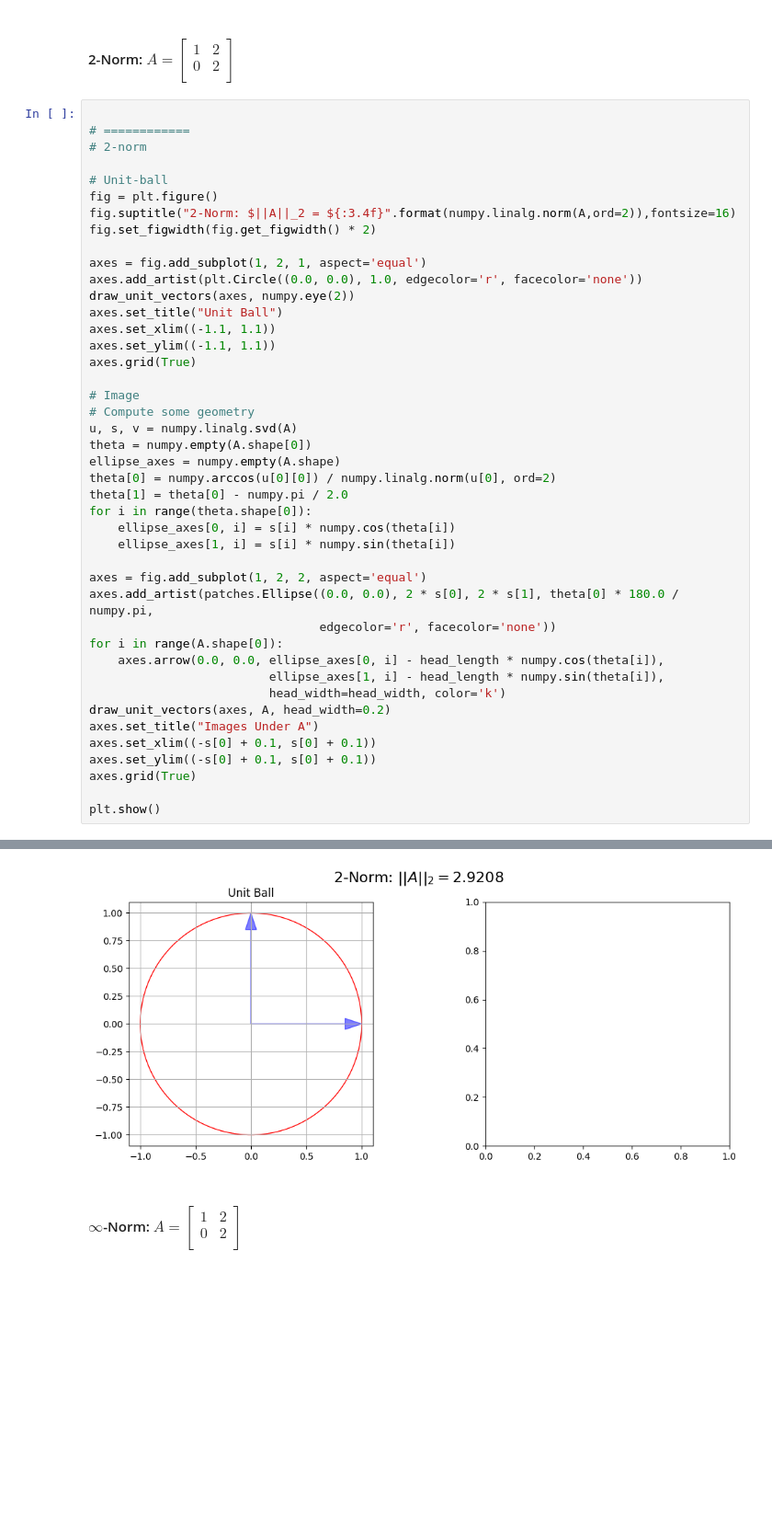
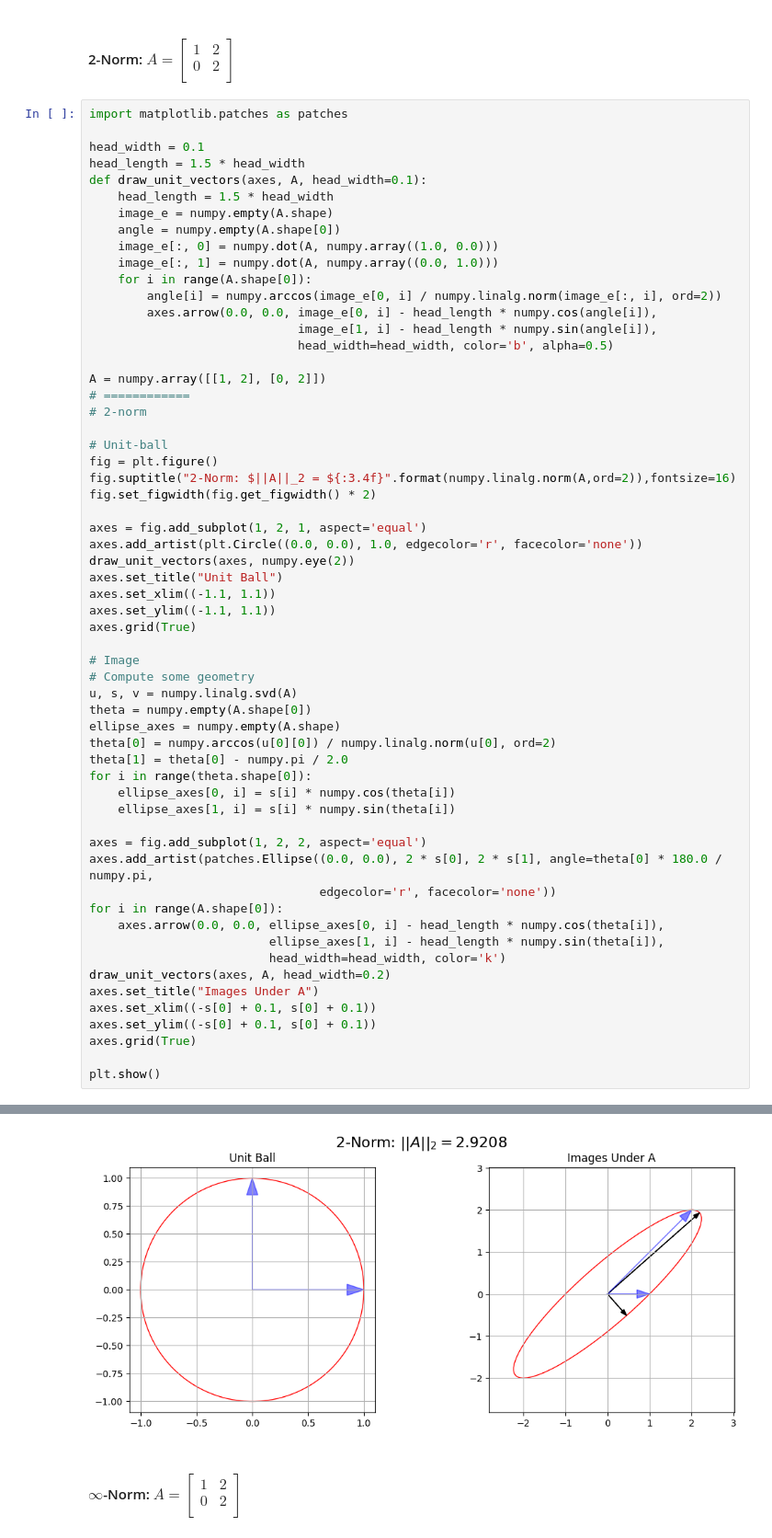
Before and after one commit to D-Mayerfeld/intro-numerical-methods, a Jupyter notebook: 10_LA_intro.ipynb, the cells around one changed output, grey strips where cells are left out. Shown at 92% size. Cells and saved outputs as stored; diff of their text form; blank space fills up the shorter version.

```diff
--- a/10_LA_intro.ipynb
+++ b/10_LA_intro.ipynb
@@ -1349,7 +1362,23 @@ plt.show()
 # %% [markdown]
 #### 2-Norm: $A = \begin{bmatrix} 1 & 2 \\ 0 & 2 \\ \end{bmatrix}$
 # %%
+import matplotlib.patches as patches
 
+head_width = 0.1
+head_length = 1.5 * head_width
+def draw_unit_vectors(axes, A, head_width=0.1):
+    head_length = 1.5 * head_width
+    image_e = numpy.empty(A.shape)
+    angle = numpy.empty(A.shape[0])
+    image_e[:, 0] = numpy.dot(A, numpy.array((1.0, 0.0)))
+    image_e[:, 1] = numpy.dot(A, numpy.array((0.0, 1.0)))
+    for i in range(A.shape[0]):
+        angle[i] = numpy.arccos(image_e[0, i] / numpy.linalg.norm(image_e[:, i], ord=2))
+        axes.arrow(0.0, 0.0, image_e[0, i] - head_length * numpy.cos(angle[i]),
+                             image_e[1, i] - head_length * numpy.sin(angle[i]),
+                             head_width=head_width, color='b', alpha=0.5)
+
+A = numpy.array([[1, 2], [0, 2]])
 # ============
 # 2-norm
 
@@ -1378,7 +1407,7 @@ for i in range(theta.shape[0]):
     ellipse_axes[1, i] = s[i] * numpy.sin(theta[i])
 
 axes = fig.add_subplot(1, 2, 2, aspect='equal')
-axes.add_artist(patches.Ellipse((0.0, 0.0), 2 * s[0], 2 * s[1], theta[0] * 180.0 / numpy.pi,
+axes.add_artist(patches.Ellipse((0.0, 0.0), 2 * s[0], 2 * s[1], angle=theta[0] * 180.0 / numpy.pi,
                                 edgecolor='r', facecolor='none'))
 for i in range(A.shape[0]):
     axes.arrow(0.0, 0.0, ellipse_axes[0, i] - head_length * numpy.cos(theta[i]),
@@ -1396,4 +1424,4 @@ TypeError: Ellipse.__init__() takes 4 positional arguments but 5 were given
-[figure, old version]
+[figure, new version]
 # %% [markdown]
 #### $\infty$-Norm: $A = \begin{bmatrix} 1 & 2 \\ 0 & 2 \\ \end{bmatrix}$
 # %%
```
Also changed, not shown: parts of 15 cells of this notebook.
